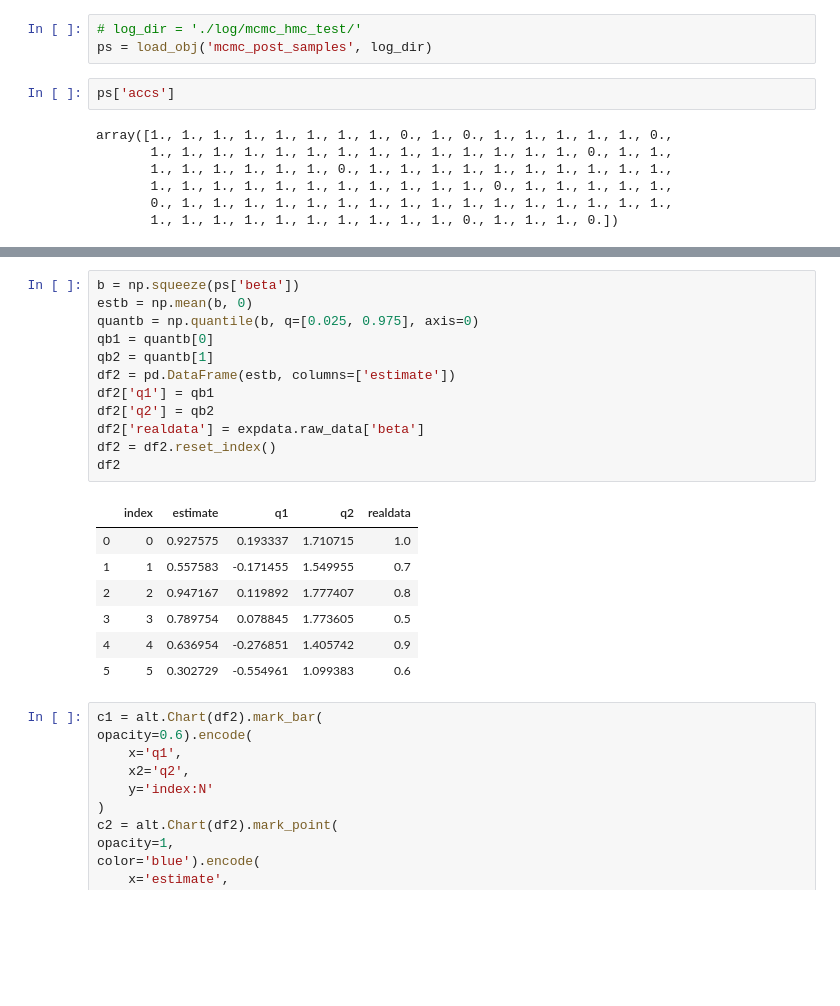
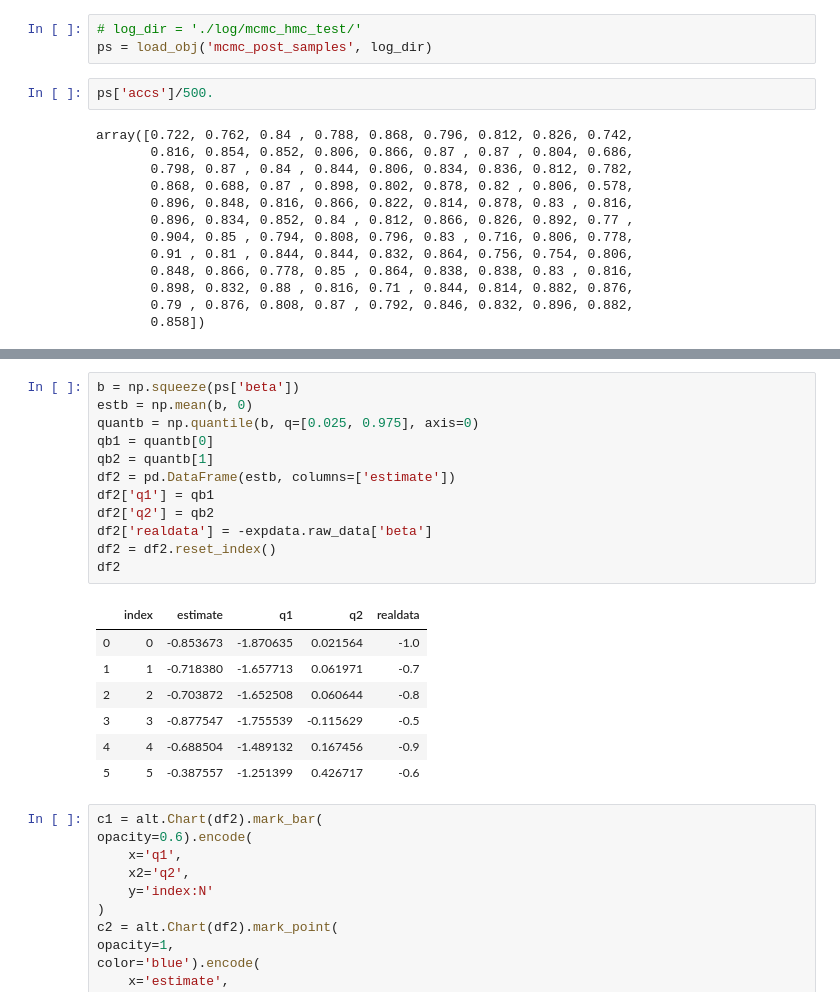
Before and after one commit to bayesways/smc2, a Jupyter notebook: src/read mcmc results.ipynb, the cells around one changed output, grey strips where cells are left out. Cells and saved outputs as stored; diff of their text form; blank space fills up the shorter version.

```diff
--- a/src/read mcmc results.ipynb
+++ b/src/read mcmc results.ipynb
@@ -19,14 +19,20 @@ expdata = load_obj('data', log_dir)
 # log_dir = './log/mcmc_hmc_test/'
 ps = load_obj('mcmc_post_samples', log_dir)
 # %%
-ps['accs']
+ps['accs']/500.
 # %% [output]
-array([1., 1., 1., 1., 1., 1., 1., 1., 0., 1., 0., 1., 1., 1., 1., 1., 0.,
-       1., 1., 1., 1., 1., 1., 1., 1., 1., 1., 1., 1., 1., 1., 0., 1., 1.,
-       1., 1., 1., 1., 1., 1., 0., 1., 1., 1., 1., 1., 1., 1., 1., 1., 1.,
-       1., 1., 1., 1., 1., 1., 1., 1., 1., 1., 1., 0., 1., 1., 1., 1., 1.,
-       0., 1., 1., 1., 1., 1., 1., 1., 1., 1., 1., 1., 1., 1., 1., 1., 1.,
-       1., 1., 1., 1., 1., 1., 1., 1., 1., 1., 0., 1., 1., 1., 0.])
+array([0.722, 0.762, 0.84 , 0.788, 0.868, 0.796, 0.812, 0.826, 0.742,
+       0.816, 0.854, 0.852, 0.806, 0.866, 0.87 , 0.87 , 0.804, 0.686,
+       0.798, 0.87 , 0.84 , 0.844, 0.806, 0.834, 0.836, 0.812, 0.782,
+       0.868, 0.688, 0.87 , 0.898, 0.802, 0.878, 0.82 , 0.806, 0.578,
+       0.896, 0.848, 0.816, 0.866, 0.822, 0.814, 0.878, 0.83 , 0.816,
+       0.896, 0.834, 0.852, 0.84 , 0.812, 0.866, 0.826, 0.892, 0.77 ,
+       0.904, 0.85 , 0.794, 0.808, 0.796, 0.83 , 0.716, 0.806, 0.778,
+       0.91 , 0.81 , 0.844, 0.844, 0.832, 0.864, 0.756, 0.754, 0.806,
+       0.848, 0.866, 0.778, 0.85 , 0.864, 0.838, 0.838, 0.83 , 0.816,
+       0.898, 0.832, 0.88 , 0.816, 0.71 , 0.844, 0.814, 0.882, 0.876,
+       0.79 , 0.876, 0.808, 0.87 , 0.792, 0.846, 0.832, 0.896, 0.882,
+       0.858])
 # %%
 import altair as alt
 import pandas as pd
@@ -55,23 +61,23 @@ mcmc_chart = alt.Chart(plot_data).mark_line(
 # %%
 b = np.squeeze(ps['beta'])
 estb = np.mean(b, 0)
 quantb = np.quantile(b, q=[0.025, 0.975], axis=0)
 qb1 = quantb[0]
 qb2 = quantb[1]
 df2 = pd.DataFrame(estb, columns=['estimate'])
 df2['q1'] = qb1
 df2['q2'] = qb2
-df2['realdata'] = expdata.raw_data['beta']
+df2['realdata'] = -expdata.raw_data['beta']
 df2 = df2.reset_index()
 df2
 # %% [output]
 |  | index | estimate | q1 | q2 | realdata |
-| 0 | 0 | 0.927575 | 0.193337 | 1.710715 | 1.0 |
-| 1 | 1 | 0.557583 | -0.171455 | 1.549955 | 0.7 |
-| 2 | 2 | 0.947167 | 0.119892 | 1.777407 | 0.8 |
-| 3 | 3 | 0.789754 | 0.078845 | 1.773605 | 0.5 |
-| 4 | 4 | 0.636954 | -0.276851 | 1.405742 | 0.9 |
-| 5 | 5 | 0.302729 | -0.554961 | 1.099383 | 0.6 |
+| 0 | 0 | -0.853673 | -1.870635 | 0.021564 | -1.0 |
+| 1 | 1 | -0.718380 | -1.657713 | 0.061971 | -0.7 |
+| 2 | 2 | -0.703872 | -1.652508 | 0.060644 | -0.8 |
+| 3 | 3 | -0.877547 | -1.755539 | -0.115629 | -0.5 |
+| 4 | 4 | -0.688504 | -1.489132 | 0.167456 | -0.9 |
+| 5 | 5 | -0.387557 | -1.251399 | 0.426717 | -0.6 |
 # %%
 c1 = alt.Chart(df2).mark_bar(
 opacity=0.6).encode(
```
Also changed, not shown: parts of 1 cell of this notebook.
